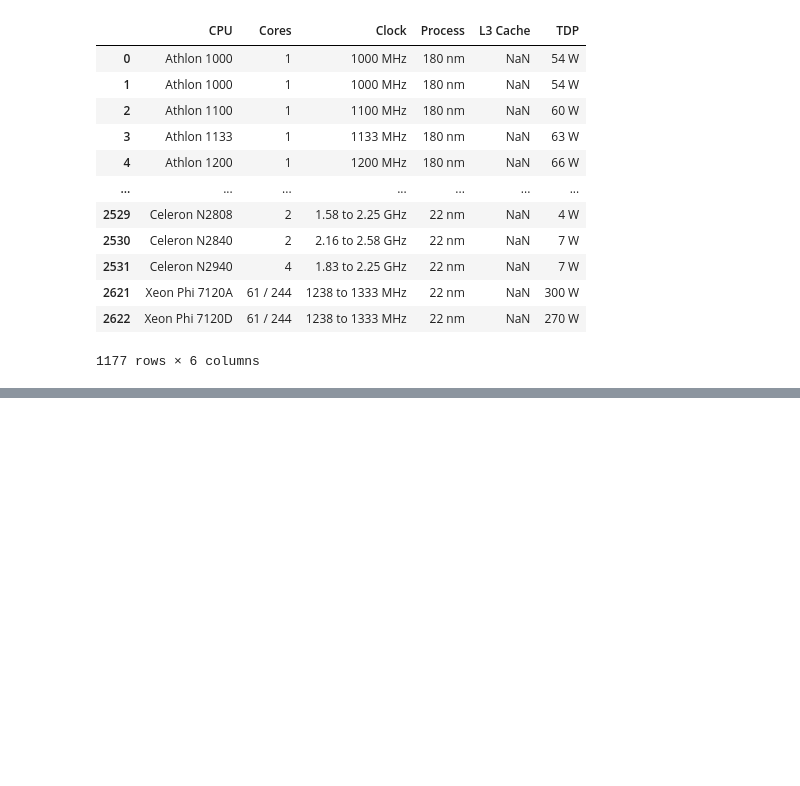
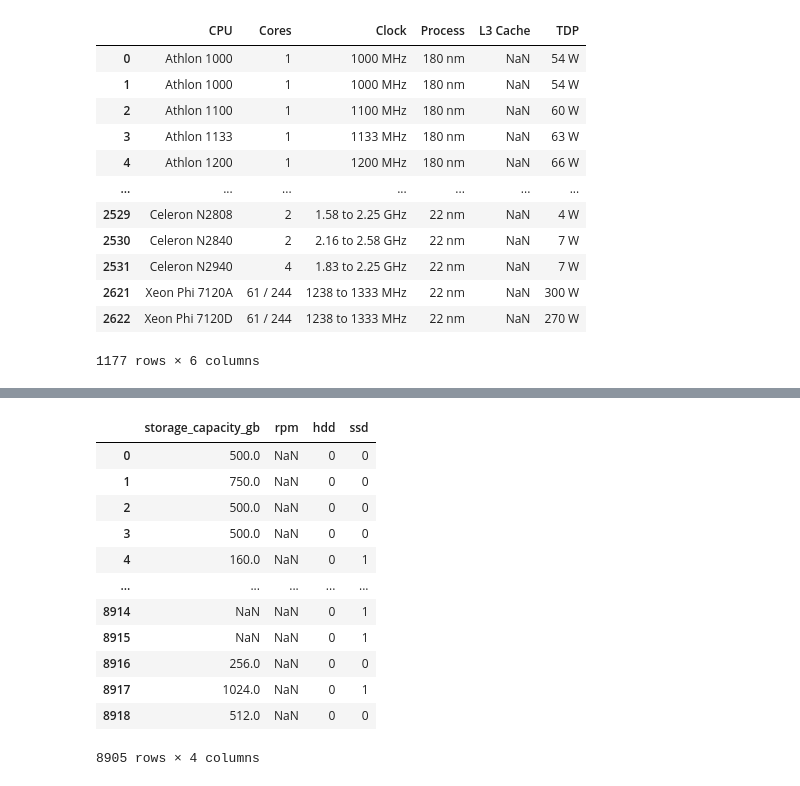
Before and after one commit to nhatbui97/dsproject, a Jupyter notebook: data_cleaning.ipynb, the cells around one changed output, grey strips where cells are left out. Saved outputs shown, nothing was run; the diff lists cells and outputs as text; code cells hidden in the pictures; blank space fills up the shorter version.

```diff
--- a/data_cleaning.ipynb
+++ b/data_cleaning.ipynb
@@ -195,0 +372,2 @@ array(['Graphics Media Accelerator', 'Quadro NVS 5100M', 'GeForce G 105M',
+# %%
+processed_storage = storageProcess(laptop_data["Storage"])
@@ -195,0 +385,33 @@ array(['Graphics Media Accelerator', 'Quadro NVS 5100M', 'GeForce G 105M',
+# %%
+'''
+    8739:  Up to 2TB10 M.2 PCIe SSD
+    7800: Phison PS5013 311CD0512GB, 512 GB
+    7799: Phison PS5013 311CD0512GB, 512 GB
+    4204:  512GGB SSD
+    3705:  256GB SSD M.2 SATA6Gb/s
+    3407: Samsung SSD PM830 256 GByte mSATA, 256 GB
+    3357: Samsung SSD PM830 256 GByte mSATA, 256 GB
+    3082:  512 GB SATA 6.0Gb/s M.2 ssd
+    2701:  1TB SATA HDD+128GB SSD
+    2429:  512 GBM PCIe/NVMe (2280/M-Key Slot)
+    1972:  256 GByte M.2-SSD + 1 TByte HDD
+    1909:  2x512GB PCIE SSD
+    617: Hitachi HTS545032A7E380 + 32 GByte Samsung SSD 830, 320 GB
+    987: 2x ADATA XM11 256 GByte, 512 GB
+    1255:  1 TByte HGST Travelstar 7K1000 (7200rpm, 32 MByte Cache) + 256 GByte Transcend MTS800 (M.2, SATA)
+'''
+processed_storage.loc[8739] = [1024 * 2, np.nan, 0, 1]
+processed_storage.loc[7800] = [512, np.nan, 0, 0]
+processed_storage.loc[7799] = [512, np.nan, 0, 0]
+processed_storage.loc[4204] = [512, np.nan, 0, 1]
+processed_storage.loc[3705] = [256, np.nan, 0, 1]
+processed_storage.loc[3407] = [256, np.nan, 0, 1]
+processed_storage.loc[3357] = [256, np.nan, 0, 1]
+processed_storage.loc[3082] = [512, np.nan, 0, 1]
+processed_storage.loc[2701] = [1024 + 128, np.nan, 1, 1]
+processed_storage.loc[2429] = [512, np.nan, 0, 0]
+processed_storage.loc[1972] = [256 + 1024, np.nan, 1, 1]
+processed_storage.loc[1909] = [2 * 512, np.nan, 0, 1]
+processed_storage.loc[617] = [320, np.nan, 0, 1]
+processed_storage.loc[987] = [512, np.nan, 0, 0]
+processed_storage.loc[1255] = [1024 + 256, 7200, 0, 0]
@@ -195,0 +503,16 @@ array(['Graphics Media Accelerator', 'Quadro NVS 5100M', 'GeForce G 105M',
+# %%
+processed_storage
+# %% [output]
+|  | storage_capacity_gb | rpm | hdd | ssd |
+| 0 | 500.0 | NaN | 0 | 0 |
+| 1 | 750.0 | NaN | 0 | 0 |
+| 2 | 500.0 | NaN | 0 | 0 |
+| 3 | 500.0 | NaN | 0 | 0 |
+| 4 | 160.0 | NaN | 0 | 1 |
+| ... | ... | ... | ... | ... |
+| 8914 | NaN | NaN | 0 | 1 |
+| 8915 | NaN | NaN | 0 | 1 |
+| 8916 | 256.0 | NaN | 0 | 0 |
+| 8917 | 1024.0 | NaN | 0 | 1 |
+| 8918 | 512.0 | NaN | 0 | 0 |
+8905 rows × 4 columns
```
Also changed, not shown: parts of 17 cells of this notebook.
